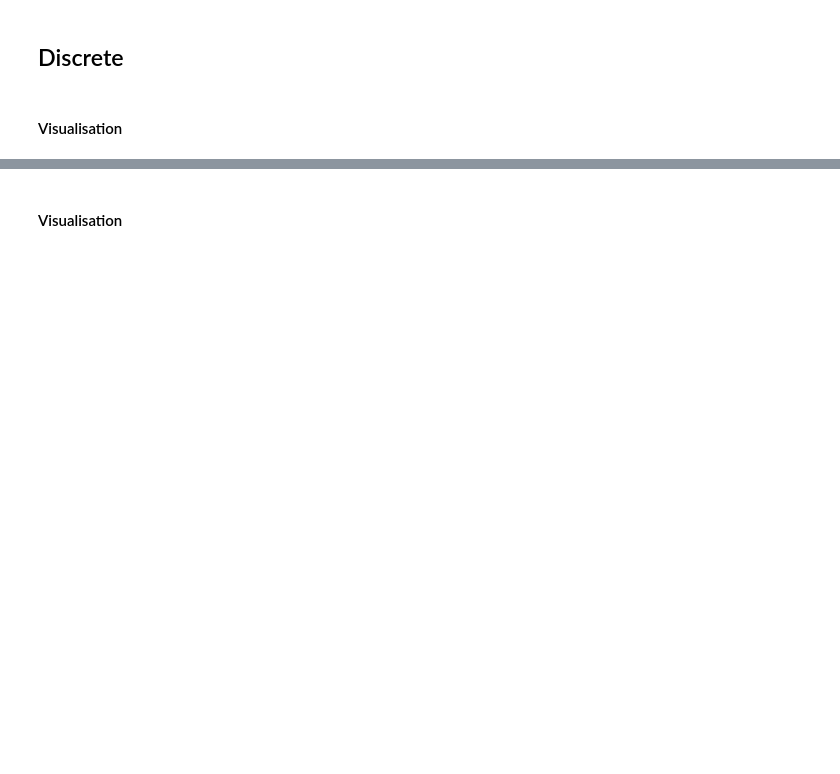
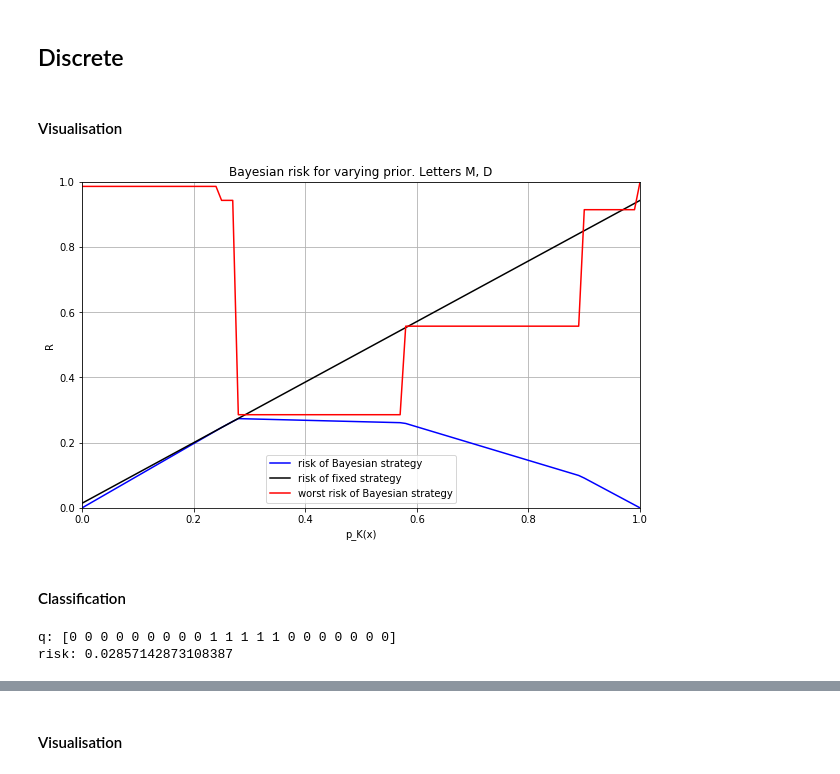
Before and after one commit to matouspelikan/rpzCTU, a Jupyter notebook: assignment_minimax_template/minimax.ipynb, the cells around one changed output, grey strips where cells are left out. Saved outputs shown, nothing was run; the diff lists cells and outputs as text; code cells hidden in the pictures; blank space fills up the shorter version.

Commit message:
update minimax template

```diff
--- a/assignment_minimax_template/minimax.ipynb
+++ b/assignment_minimax_template/minimax.ipynb
@@ -56,41 +28,55 @@ p_1 = np.expand_dims(np.linspace(0,1,101),0)
 ## Discrete
 # %%
 risk = np.zeros_like(p_1)
-# fill your initials
-D1 = discrete['M'] # Michal
-D2 = discrete['N'] # Neoral
-letters = 'MN'
-
-D1 = ndarray2dict(D1)
-D2 = ndarray2dict(D2)
+# fill your initials (There are Mirek Dušín and Chuck Norris in the assignment)
+D1 = discrete['M'] # Mirek
+D2 = discrete['D'] # Dušín
+letters = 'MD'
 
 # zero one cost function (each error is penalised equally independent of the class)
 W = np.array([[0, 1], [1, 0]])
-# %%
-raise NotImplementedError("You have to implement following.")
-risk[] = None
+# %%
+for i in range(p_1.size):
+    D1['Prior'] = p_1[i]
+    D2['Prior'] = 1 - p_1[i]
+    q = find_strategy_discrete(D1, D2, W)
+    risk[i] = bayes_risk_discrete(D1, D2, W, q)
 # %%
 D1['Prior'] = 0.25
 D2['Prior'] = 1 - D1['Prior']
 q_p1_fix = find_strategy_discrete(D1, D2, W)
-raise NotImplementedError("You have to implement following.")
-risk_fix = None
+risk_fix = risk_fix_q_discrete(D1, D2, p_1, q_p1_fix)
 # %%
 worst_risk = worst_risk_discrete(D1, D2, p_1)
 # %% [markdown]
 #### Visualisation
 # %%
-plt.plot(p_1[0], risk[0], 'b')
-plt.plot(p_1[0], risk_fix[0], 'k')
-plt.plot(p_1[0], worst_risk[0] ,'r')
+plt.figure(figsize=(10,6))
+plt.plot(p_1, risk, 'b')
+plt.plot(p_1, risk_fix, 'k')
+plt.plot(p_1, worst_risk ,'r');
 
-# ylim([0 0.2])
+plt.ylim([0, 1.0])
+plt.xlim([0, 1.0])
 plt.ylabel('R')
 plt.xlabel('p_K(x)')
 plt.legend(['risk of Bayesian strategy', 'risk of fixed strategy', 'worst risk of Bayesian strategy'])
-plt.title('Bayesian risk for varying prior')
+plt.title('Bayesian risk for varying prior. Letters {}, {}'.format(letters[0], letters[1]))
 plt.grid('on')
+# plt.savefig('plots_discrete_' + letters.lower() + '.png')
 plt.savefig('plots_discrete.png')
+# %% [output]
+[figure, added]
+# %% [markdown]
+#### Classification
 # %%
+D1 = discrete['C'] # Chuck
+D2 = discrete['N'] # Norris
+letters = 'CN'
 q_minimax_discrete, risk_minimax_discrete = minmax_strategy_discrete(D1, D2)
+print('q: {}'.format(q_minimax_discrete))
+print('risk: {}'.format(risk_minimax_discrete))
 images_test_set, labels_test_set = create_test_set(images_test, letters)
+# %% [output]
+q: [0 0 0 0 0 0 0 0 0 1 1 1 1 1 0 0 0 0 0 0 0]
+risk: 0.02857142873108387
```
Also changed, not shown: parts of 24 cells of this notebook, 3 other files.
